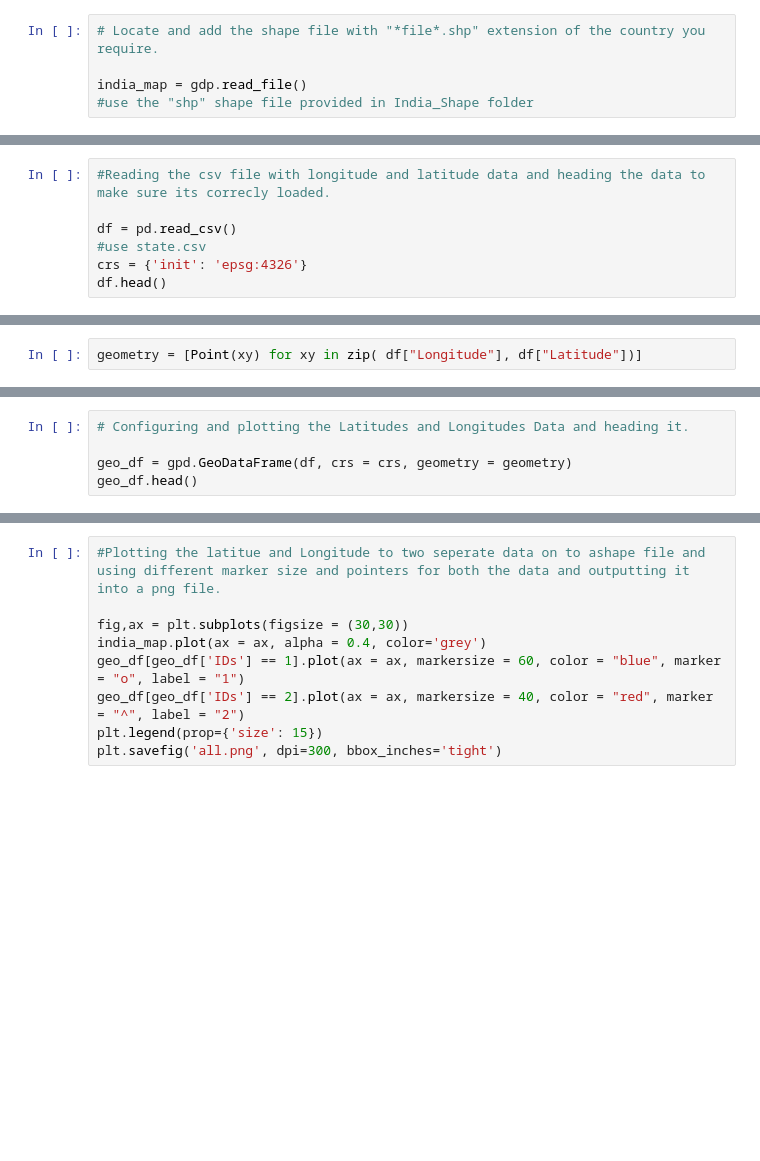
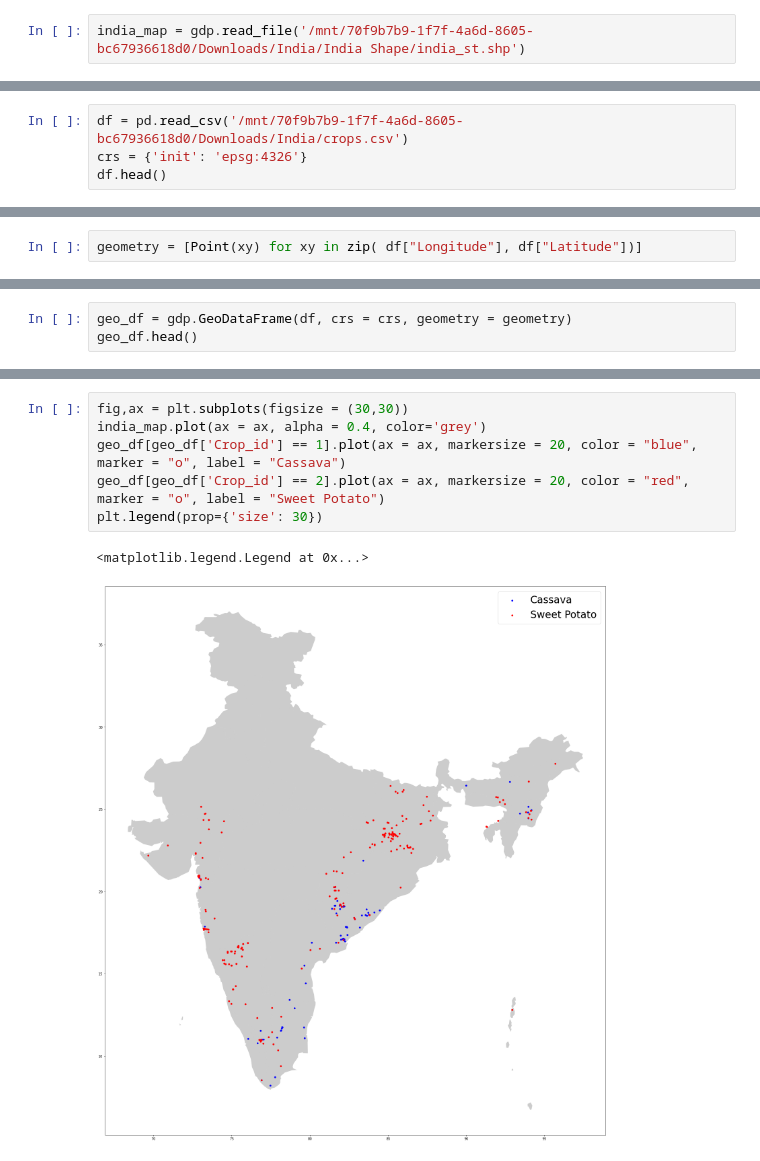
Before and after one commit to ambuvjyn/Jupyter-Notebook-to-Mark-Latitude-and-Longitude-on-Spacial-Maps, a Jupyter notebook: Map_Jupnbk.ipynb, the cells around one changed output, grey strips where cells are left out. Cells and saved outputs as stored; diff of their text form; blank space fills up the shorter version.

```diff
--- a/Map_Jupnbk.ipynb
+++ b/Map_Jupnbk.ipynb
@@ -9,8 +7,5 @@ from shapely.geometry import Point, Polygon
 
 %matplotlib inline
 # %%
-# Locate and add the shape file with "*file*.shp" extension of the country you require.
-
-india_map = gdp.read_file()
-#use the "shp" shape file provided in India_Shape folder
+india_map = gdp.read_file('/mnt/70f9b7b9-1f7f-4a6d-8605-bc67936618d0/Downloads/India/India Shape/india_st.shp')
 # %%
@@ -21,7 +17,4 @@ india_map.plot(ax = ax)
 # %%
-#Reading the csv file with longitude and latitude data and heading the data to make sure its correcly loaded.
-
-df = pd.read_csv()
-#use state.csv
+df = pd.read_csv('/mnt/70f9b7b9-1f7f-4a6d-8605-bc67936618d0/Downloads/India/crops.csv')
 crs = {'init': 'epsg:4326'}
 df.head()
@@ -40,5 +51,3 @@ df.dtypes
 # %%
-# Configuring and plotting the Latitudes and Longitudes Data and heading it.
-
-geo_df = gpd.GeoDataFrame(df, crs = crs, geometry = geometry)
+geo_df = gdp.GeoDataFrame(df, crs = crs, geometry = geometry)
 geo_df.head()
@@ -45,9 +61,9 @@ geo_df.head()
 # %%
-#Plotting the latitue and Longitude to two seperate data on to ashape file and using different marker size and pointers for both the data and outputting it into a png file.
-
 fig,ax = plt.subplots(figsize = (30,30))
 india_map.plot(ax = ax, alpha = 0.4, color='grey')
-geo_df[geo_df['IDs'] == 1].plot(ax = ax, markersize = 60, color = "blue", marker = "o", label = "1")
-geo_df[geo_df['IDs'] == 2].plot(ax = ax, markersize = 40, color = "red", marker = "^", label = "2")
-plt.legend(prop={'size': 15})
-plt.savefig('all.png', dpi=300, bbox_inches='tight')
+geo_df[geo_df['Crop_id'] == 1].plot(ax = ax, markersize = 20, color = "blue", marker = "o", label = "Cassava")
+geo_df[geo_df['Crop_id'] == 2].plot(ax = ax, markersize = 20, color = "red", marker = "o", label = "Sweet Potato")
+plt.legend(prop={'size': 30})
+# %% [output]
+<matplotlib.legend.Legend at 0x...>
+[figure, added]
```
Also changed, not shown: parts of 9 cells of this notebook.
